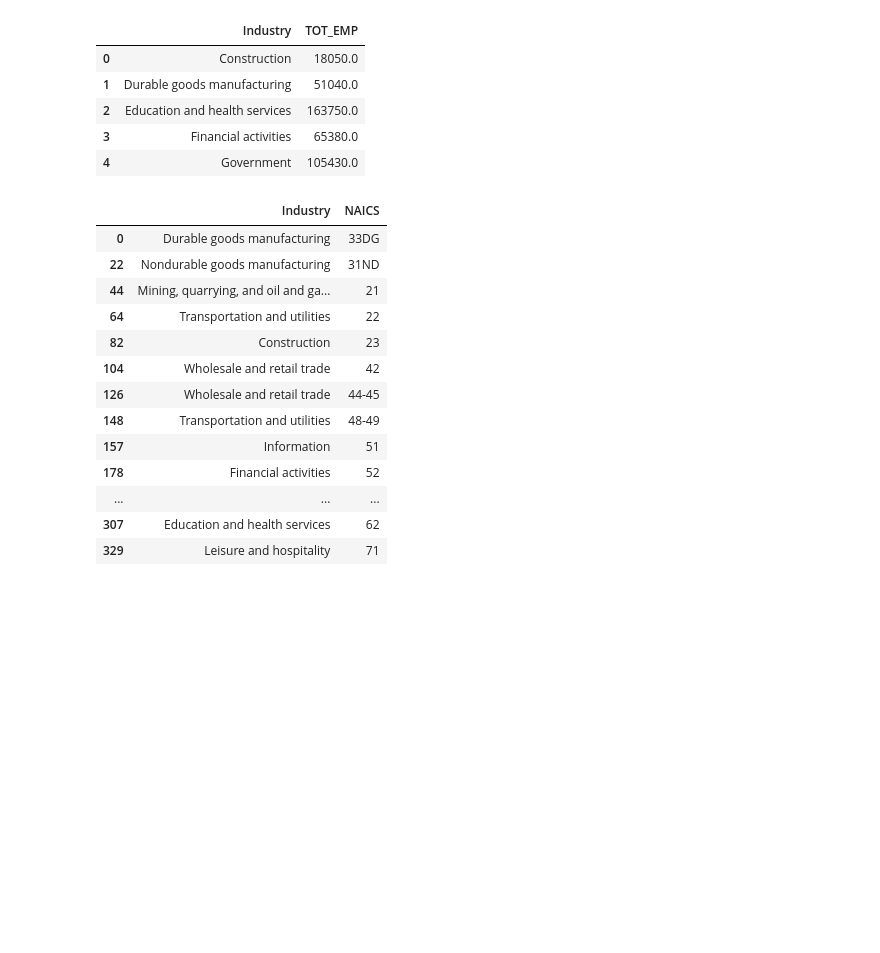
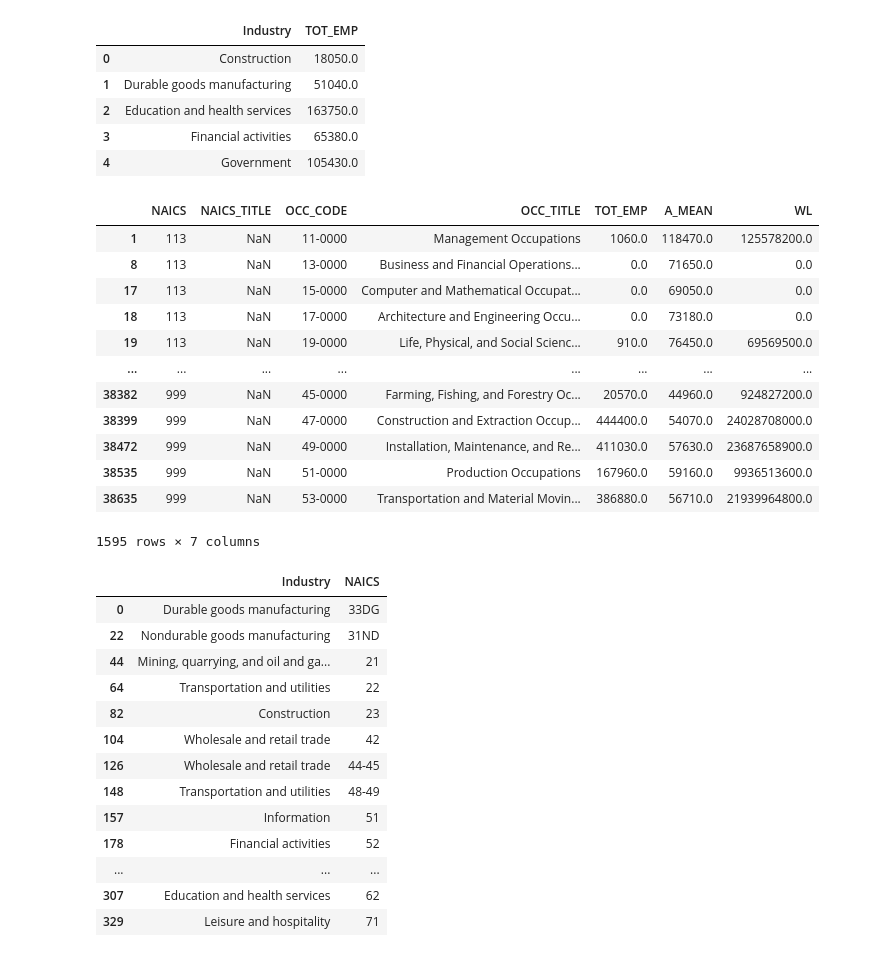
Before and after one commit to hs97/UnemploymentNetwork, a Jupyter notebook: code/clean_data/occupation.ipynb, the cells around one changed output. Cells and saved outputs as stored; diff of their text form; code cells hidden in the pictures; blank space fills up the shorter version.

```diff
--- a/code/clean_data/occupation.ipynb
+++ b/code/clean_data/occupation.ipynb
@@ -80,18 +80,33 @@ occ_by_ind = occ_by_ind[occ_by_ind['NAICS'] != '31-33']
 # %%
 occ_3d = occ_3d[occ_3d['O_GROUP'] == 'major'][['NAICS', 'NAICS_TITLE', "OCC_CODE", "OCC_TITLE", "TOT_EMP", "A_MEAN"]]
 occ_3d.loc[:, 'TOT_EMP'] = pd.to_numeric(occ_3d['TOT_EMP'], errors='coerce').fillna(0)
 occ_3d.loc[:, 'A_MEAN'] = pd.to_numeric(occ_3d['A_MEAN'], errors='coerce').fillna(0)
 occ_3d.loc[:, 'NAICS'] = occ_3d['NAICS'] // 1000
 
 # Helper for retrieving industry names
 def helper(x, manu_dict):
     for k, v in manu_dict.items():
         if x in v:
             return k
         else:
             None
 occ_3d.loc[:, 'NAICS_TITLE'] = occ_3d['NAICS'].apply(lambda x: helper(x, manu_dict)).dropna()
 occ_3d.loc[:, "WL"] = occ_3d.loc[:, 'TOT_EMP'] * occ_3d.loc[:, 'A_MEAN']
+occ_3d
+# %% [output]
+|  | NAICS | NAICS_TITLE | OCC_CODE | OCC_TITLE | TOT_EMP | A_MEAN | WL |
+| 1 | 113 | NaN | 11-0000 | Management Occupations | 1060.0 | 118470.0 | 125578200.0 |
+| 8 | 113 | NaN | 13-0000 | Business and Financial Operations... | 0.0 | 71650.0 | 0.0 |
+| 17 | 113 | NaN | 15-0000 | Computer and Mathematical Occupat... | 0.0 | 69050.0 | 0.0 |
+| 18 | 113 | NaN | 17-0000 | Architecture and Engineering Occu... | 0.0 | 73180.0 | 0.0 |
+| 19 | 113 | NaN | 19-0000 | Life, Physical, and Social Scienc... | 910.0 | 76450.0 | 69569500.0 |
+| ... | ... | ... | ... | ... | ... | ... | ... |
+| 38382 | 999 | NaN | 45-0000 | Farming, Fishing, and Forestry Oc... | 20570.0 | 44960.0 | 924827200.0 |
+| 38399 | 999 | NaN | 47-0000 | Construction and Extraction Occup... | 444400.0 | 54070.0 | 24028708000.0 |
+| 38472 | 999 | NaN | 49-0000 | Installation, Maintenance, and Re... | 411030.0 | 57630.0 | 23687658900.0 |
+| 38535 | 999 | NaN | 51-0000 | Production Occupations | 167960.0 | 59160.0 | 9936513600.0 |
+| 38635 | 999 | NaN | 53-0000 | Transportation and Material Movin... | 386880.0 | 56710.0 | 21939964800.0 |
+1595 rows × 7 columns
 # %%
 # aggregate 3-digit sectors to durable and nondurable and compute total employment and wage expenditures
 occ_manu = occ_3d.dropna(subset=['NAICS_TITLE']).groupby(['NAICS_TITLE', 'OCC_CODE', 'OCC_TITLE']).agg({'TOT_EMP':'sum','WL':'sum'}).reset_index()
```
Also changed, not shown: parts of 5 cells of this notebook, 9 other files.
